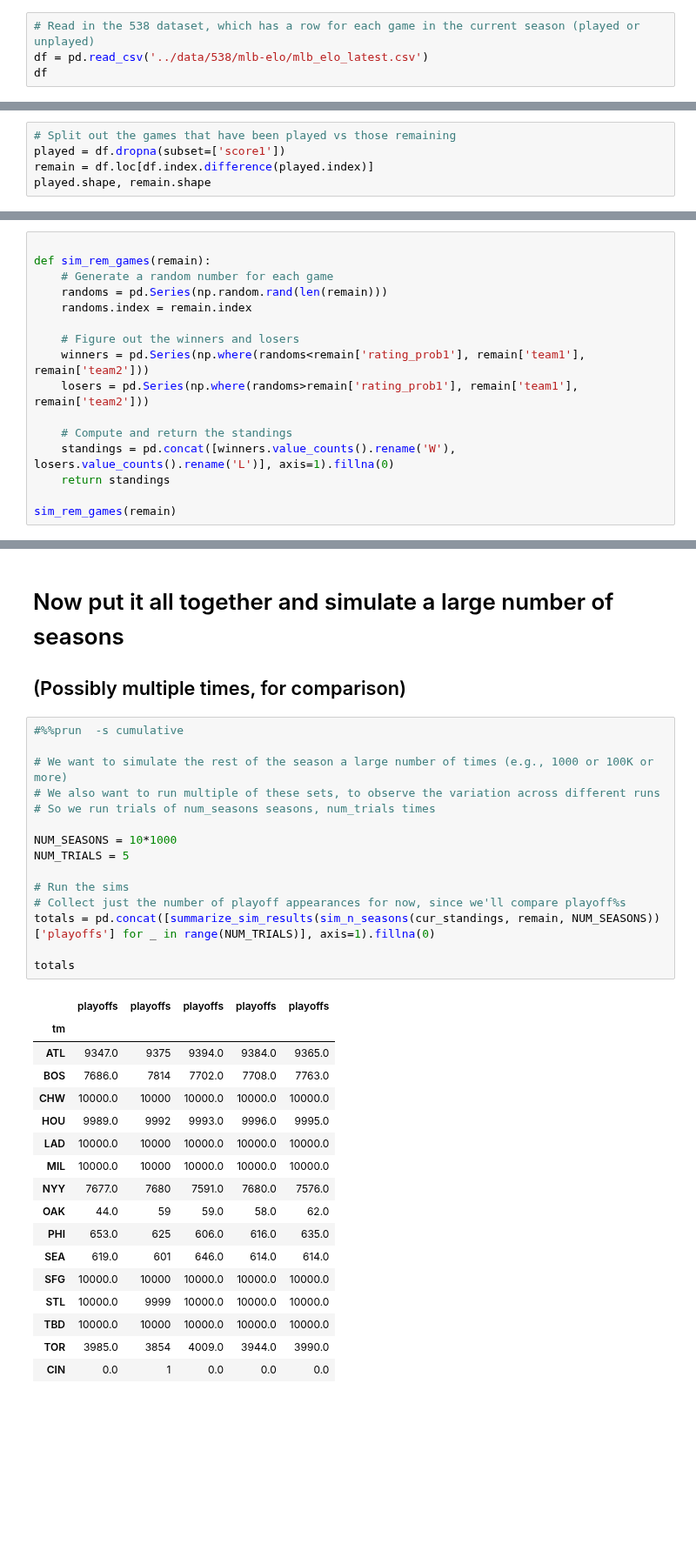
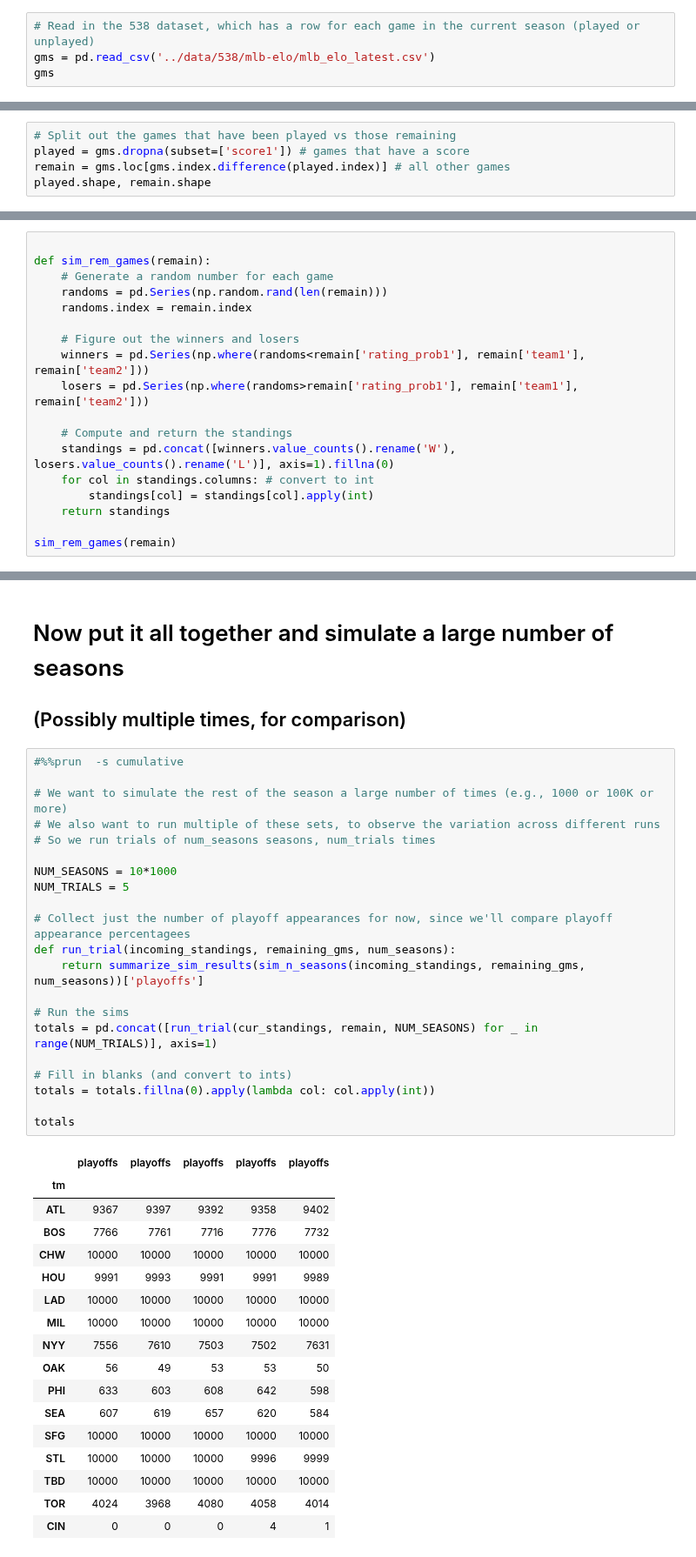
Before and after one commit to sdvinay/baseball_sql, a Jupyter notebook: pandas/playoff_odds_monte_carlo.ipynb, the cells around one changed output, grey strips where cells are left out. Shown at 87% size. Saved outputs shown, nothing was run; the diff lists cells and outputs as text; blank space fills up the shorter version.

Commit message:
playoff odds code cleanup/readability

```diff
--- a/pandas/playoff_odds_monte_carlo.ipynb
+++ b/pandas/playoff_odds_monte_carlo.ipynb
@@ -11,8 +11,8 @@ import pandas as pd
 import numpy as np
 # %%
 # Read in the 538 dataset, which has a row for each game in the current season (played or unplayed)
-df = pd.read_csv('../data/538/mlb-elo/mlb_elo_latest.csv')
-df
+gms = pd.read_csv('../data/538/mlb-elo/mlb_elo_latest.csv')
+gms
 # %% [output]
 |  | date | season | neutral | playoff | team1 | team2 | elo1_pre | elo2_pre | elo_prob1 | elo_prob2 | ... |
 | 0 | 2021-10-03 | 2021 | 0 | NaN | ATL | NYM | 1556.061995 | 1486.538702 | 0.631432 | 0.368568 | ... |
@@ -38,8 +38,8 @@ Index(['date', 'season', 'neutral', 'playoff', 'team1', 'team2', 'elo1_pre',
       dtype='object')
 # %%
 # Split out the games that have been played vs those remaining
-played = df.dropna(subset=['score1'])
-remain = df.loc[df.index.difference(played.index)]
+played = gms.dropna(subset=['score1']) # games that have a score
+remain = gms.loc[gms.index.difference(played.index)] # all other games
 played.shape, remain.shape
 # %% [output]
 ((2336, 26), (93, 26))
@@ -140,6 +140,8 @@ def sim_rem_games(remain):
 
     # Compute and return the standings
     standings = pd.concat([winners.value_counts().rename('W'), losers.value_counts().rename('L')], axis=1).fillna(0)
+    for col in standings.columns: # convert to int
+        standings[col] = standings[col].apply(int)
     return standings
 
 sim_rem_games(remain)
@@ -334,35 +340,41 @@ summarize_sim_results(sim_n_seasons(cur_standings, remain, 10))
 # %%
 #%%prun  -s cumulative
 
 # We want to simulate the rest of the season a large number of times (e.g., 1000 or 100K or more)
 # We also want to run multiple of these sets, to observe the variation across different runs
 # So we run trials of num_seasons seasons, num_trials times
 
 NUM_SEASONS = 10*1000
 NUM_TRIALS = 5
 
+# Collect just the number of playoff appearances for now, since we'll compare playoff appearance percentagees
+def run_trial(incoming_standings, remaining_gms, num_seasons):
+    return summarize_sim_results(sim_n_seasons(incoming_standings, remaining_gms, num_seasons))['playoffs']
+
 # Run the sims
-# Collect just the number of playoff appearances for now, since we'll compare playoff%s
-totals = pd.concat([summarize_sim_results(sim_n_seasons(cur_standings, remain, NUM_SEASONS))['playoffs'] for _ in range(NUM_TRIALS)], axis=1).fillna(0)
+totals = pd.concat([run_trial(cur_standings, remain, NUM_SEASONS) for _ in range(NUM_TRIALS)], axis=1)
+
+# Fill in blanks (and convert to ints)
+totals = totals.fillna(0).apply(lambda col: col.apply(int))
 
 totals
 # %% [output]
 |  | playoffs | playoffs | playoffs | playoffs | playoffs |
 | tm |  |  |  |  |  |
-| ATL | 9347.0 | 9375 | 9394.0 | 9384.0 | 9365.0 |
-| BOS | 7686.0 | 7814 | 7702.0 | 7708.0 | 7763.0 |
-| CHW | 10000.0 | 10000 | 10000.0 | 10000.0 | 10000.0 |
-| HOU | 9989.0 | 9992 | 9993.0 | 9996.0 | 9995.0 |
-| LAD | 10000.0 | 10000 | 10000.0 | 10000.0 | 10000.0 |
-| MIL | 10000.0 | 10000 | 10000.0 | 10000.0 | 10000.0 |
-| NYY | 7677.0 | 7680 | 7591.0 | 7680.0 | 7576.0 |
-| OAK | 44.0 | 59 | 59.0 | 58.0 | 62.0 |
-| PHI | 653.0 | 625 | 606.0 | 616.0 | 635.0 |
-| SEA | 619.0 | 601 | 646.0 | 614.0 | 614.0 |
-| SFG | 10000.0 | 10000 | 10000.0 | 10000.0 | 10000.0 |
-| STL | 10000.0 | 9999 | 10000.0 | 10000.0 | 10000.0 |
-| TBD | 10000.0 | 10000 | 10000.0 | 10000.0 | 10000.0 |
-| TOR | 3985.0 | 3854 | 4009.0 | 3944.0 | 3990.0 |
-| CIN | 0.0 | 1 | 0.0 | 0.0 | 0.0 |
+| ATL | 9367 | 9397 | 9392 | 9358 | 9402 |
+| BOS | 7766 | 7761 | 7716 | 7776 | 7732 |
+| CHW | 10000 | 10000 | 10000 | 10000 | 10000 |
+| HOU | 9991 | 9993 | 9991 | 9991 | 9989 |
+| LAD | 10000 | 10000 | 10000 | 10000 | 10000 |
+| MIL | 10000 | 10000 | 10000 | 10000 | 10000 |
+| NYY | 7556 | 7610 | 7503 | 7502 | 7631 |
+| OAK | 56 | 49 | 53 | 53 | 50 |
+| PHI | 633 | 603 | 608 | 642 | 598 |
+| SEA | 607 | 619 | 657 | 620 | 584 |
+| SFG | 10000 | 10000 | 10000 | 10000 | 10000 |
+| STL | 10000 | 10000 | 10000 | 9996 | 9999 |
+| TBD | 10000 | 10000 | 10000 | 10000 | 10000 |
+| TOR | 4024 | 3968 | 4080 | 4058 | 4014 |
+| CIN | 0 | 0 | 0 | 4 | 1 |
 # %%
 # Average across the trials, to compute the playoff appearance frequency
```
Also changed, not shown: parts of 13 cells of this notebook.
